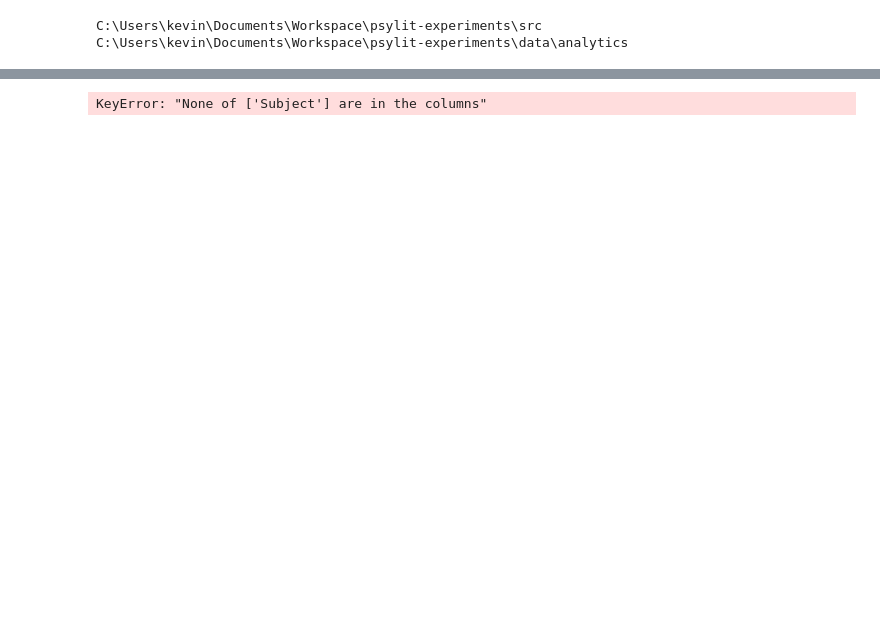
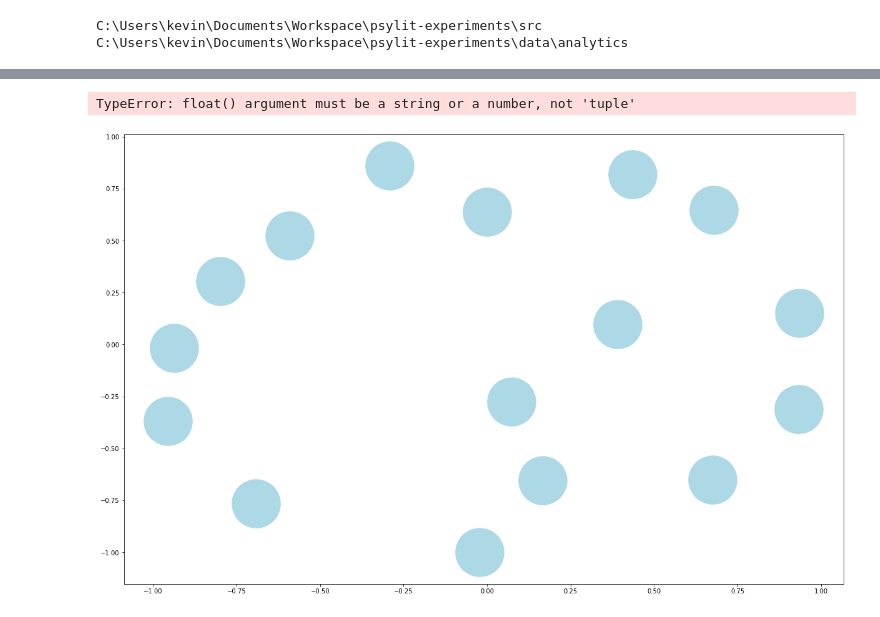
Before and after one commit to kjaquier/psylit-experiments, a Jupyter notebook: notebooks/dev/cascades-transfer-entropy.ipynb, the cells around one changed output, grey strips where cells are left out. Drawn from its saved outputs; the diff is of its cells as text; code cells hidden in the pictures; blank space fills up the shorter version.

```diff
--- a/notebooks/dev/cascades-transfer-entropy.ipynb
+++ b/notebooks/dev/cascades-transfer-entropy.ipynb
@@ -82,5 +106,22 @@ KeyError: 'None of [None] are in the columns'
+# %%
+fmt_node = lambda cat, feat: f"{feat.upper()}\n({cat.lower()})"
+edges = [
+    (fmt_node(*eval(x.Source)), fmt_node(*eval(x.Target)), x.apparent_te)
+    for x in df_avg[df_avg.apparent_te_p_value < 0.05].itertuples()
+]
+G = nx.DiGraph()
+G.add_weighted_edges_from(edges)
+# %%
+nx.drawing.nx_pylab.draw_spring(G, arrows=True, arrow_size=160,
+                                with_labels=True, node_size=6000,
+                                node_color='lightblue', #edge_cmap=sns.cubehelix_palette(8, start=.5, rot=-.75),
+                                edge_color=nx.get_edge_attributes(G, 'weight'))
+# %% [output]
+TypeError: float() argument must be a string or a number, not 'tuple'
+[figure, added]
 # %%
-df = results.droplevel(0).set_index(['Subject'], append=True)
+df = results.droplevel(0).set_index(['Subject'], append=True
+
 df[ENT_RATE] = df[BLOCK_ENT] / df['k']
 df[EXCESS_ENT] = df[BLOCK_ENT] - df['k'] * df[ENT_RATE]
 #df['n'] = df.groupby(level=[0,1]).size().reset_index()
@@ -96,8 +137,6 @@ df = df.assign(
 )
 reliable = df.reliability == 'Reliable'
 df.head()
-# %% [output]
-KeyError: "None of ['Subject'] are in the columns"
 # %%
 from models.cascades import MultiCascades, FEATURE_TRANSFORMERS
 from utils.io import file_parts
```
Also changed, not shown: parts of 14 cells of this notebook, 13 other files.
